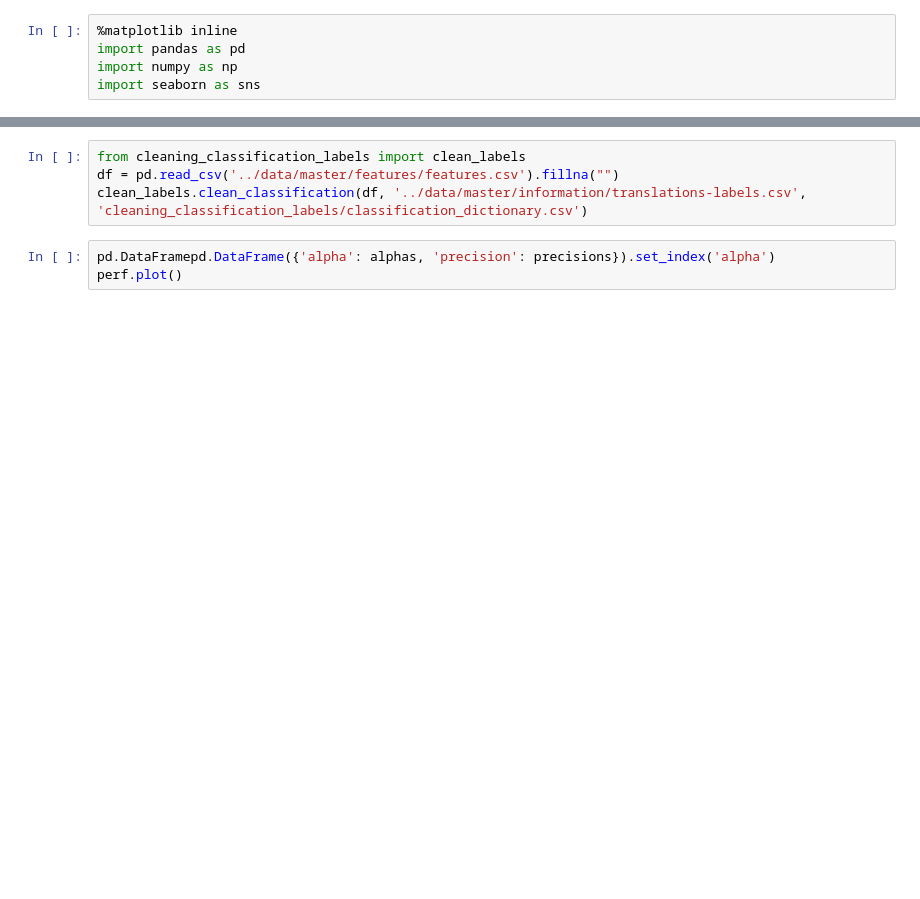
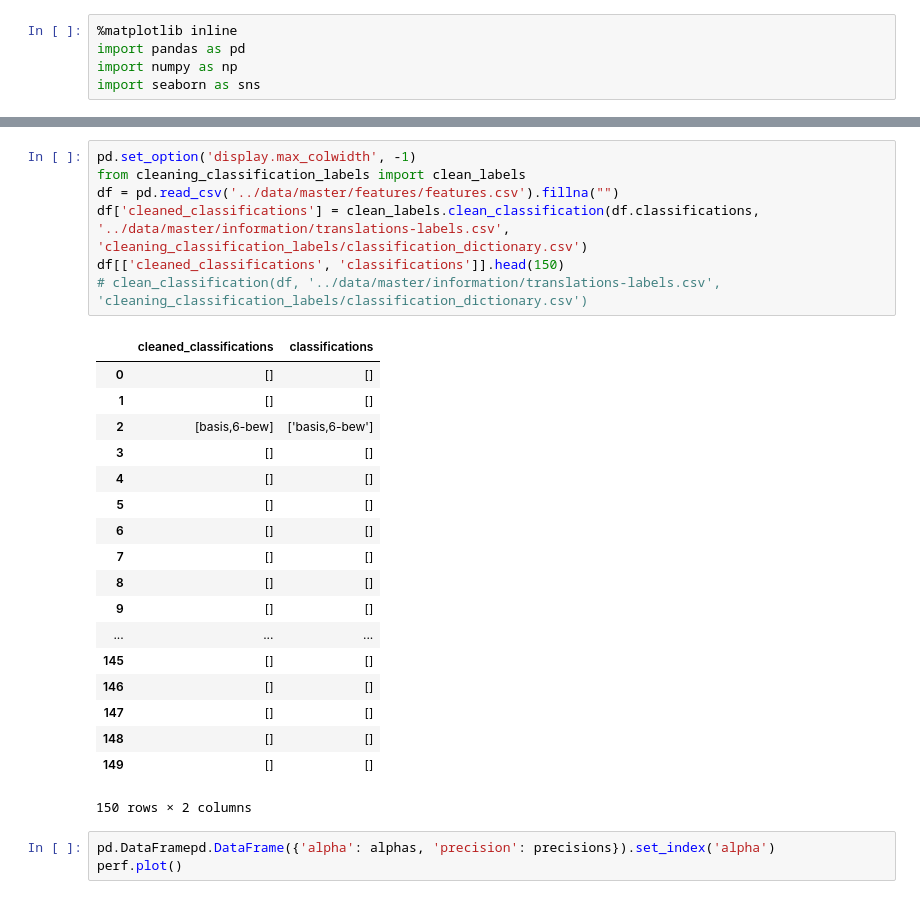
Before and after one commit to tdhd/dssg2017, a Jupyter notebook: multiabel_test.ipynb, the cells around one changed output, grey strips where cells are left out. Saved outputs shown, nothing was run; the diff lists cells and outputs as text; blank space fills up the shorter version.

```diff
--- a/multiabel_test.ipynb
+++ b/multiabel_test.ipynb
@@ -154,7 +311,29 @@ for a in alphas:
 # %%
+pd.set_option('display.max_colwidth', -1)
 from cleaning_classification_labels import clean_labels
 df = pd.read_csv('../data/master/features/features.csv').fillna("")
-clean_labels.clean_classification(df, '../data/master/information/translations-labels.csv', 'cleaning_classification_labels/classification_dictionary.csv')
+df['cleaned_classifications'] = clean_labels.clean_classification(df.classifications, '../data/master/information/translations-labels.csv', 'cleaning_classification_labels/classification_dictionary.csv')
+df[['cleaned_classifications', 'classifications']].head(150)
+# clean_classification(df, '../data/master/information/translations-labels.csv', 'cleaning_classification_labels/classification_dictionary.csv')
+# %% [output]
+|  | cleaned_classifications | classifications |
+| 0 | [] | [] |
+| 1 | [] | [] |
+| 2 | [basis,6-bew] | ['basis,6-bew'] |
+| 3 | [] | [] |
+| 4 | [] | [] |
+| 5 | [] | [] |
+| 6 | [] | [] |
+| 7 | [] | [] |
+| 8 | [] | [] |
+| 9 | [] | [] |
+| ... | ... | ... |
+| 145 | [] | [] |
+| 146 | [] | [] |
+| 147 | [] | [] |
+| 148 | [] | [] |
+| 149 | [] | [] |
+150 rows × 2 columns
 # %%
 pd.DataFramepd.DataFrame({'alpha': alphas, 'precision': precisions}).set_index('alpha')
 perf.plot()
```
Also changed, not shown: parts of 8 cells of this notebook.
